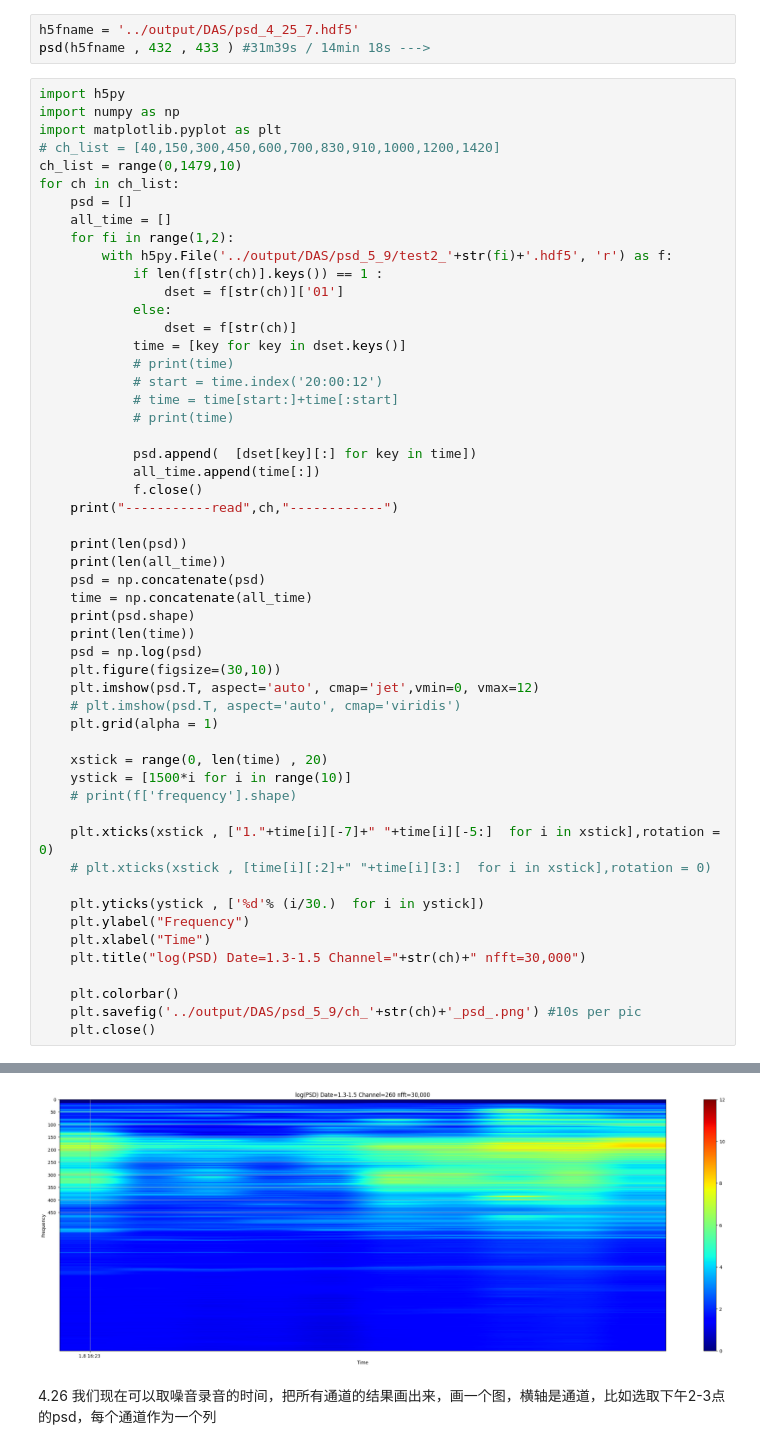
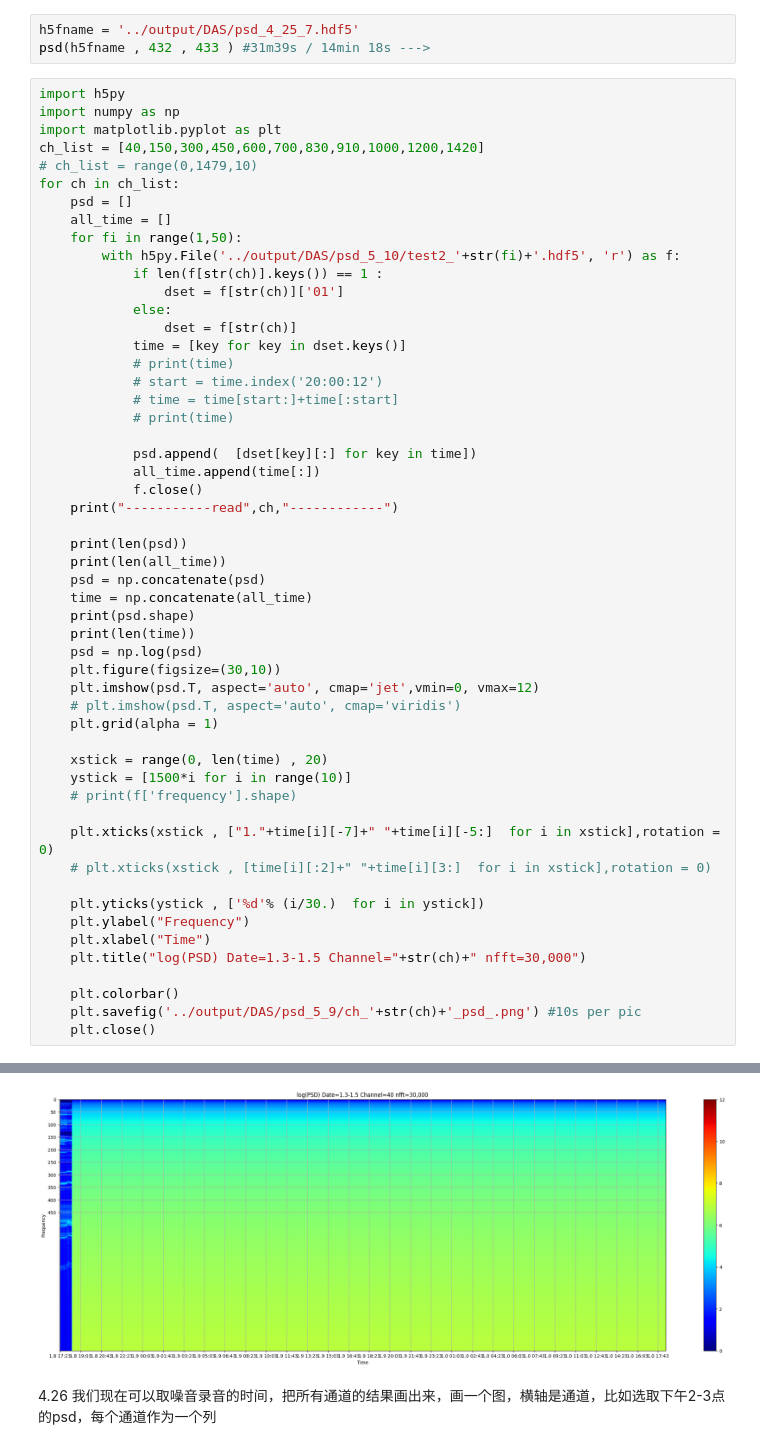
Before and after one commit to wuw584/Neverland, a Jupyter notebook: das_psd.ipynb, the cells around one changed output, grey strips where cells are left out. Drawn from its saved outputs; the diff is of its cells as text.

```diff
--- a/das_psd.ipynb
+++ b/das_psd.ipynb
@@ -125,13 +122,13 @@ psd(h5fname , 432 , 433 ) #31m39s / 14min 18s --->
 import h5py
 import numpy as np
 import matplotlib.pyplot as plt
-# ch_list = [40,150,300,450,600,700,830,910,1000,1200,1420]
-ch_list = range(0,1479,10)
+ch_list = [40,150,300,450,600,700,830,910,1000,1200,1420]
+# ch_list = range(0,1479,10)
 for ch in ch_list:
     psd = []
     all_time = []
-    for fi in range(1,2):
-        with h5py.File('../output/DAS/psd_5_9/test2_'+str(fi)+'.hdf5', 'r') as f:
+    for fi in range(1,50):
+        with h5py.File('../output/DAS/psd_5_10/test2_'+str(fi)+'.hdf5', 'r') as f:
             if len(f[str(ch)].keys()) == 1 :
                 dset = f[str(ch)]['01']
             else:
@@ -196,4 +181,4 @@ KeyboardInterrupt:
-[figure, old version]
+[figure, new version]
 # %% [markdown]
 4.26 我们现在可以取噪音录音的时间，把所有通道的结果画出来，画一个图，横轴是通道，比如选取下午2-3点的psd，每个通道作为一个列
 # %%
```
Also changed, not shown: parts of 6 cells of this notebook, 5 other files.
